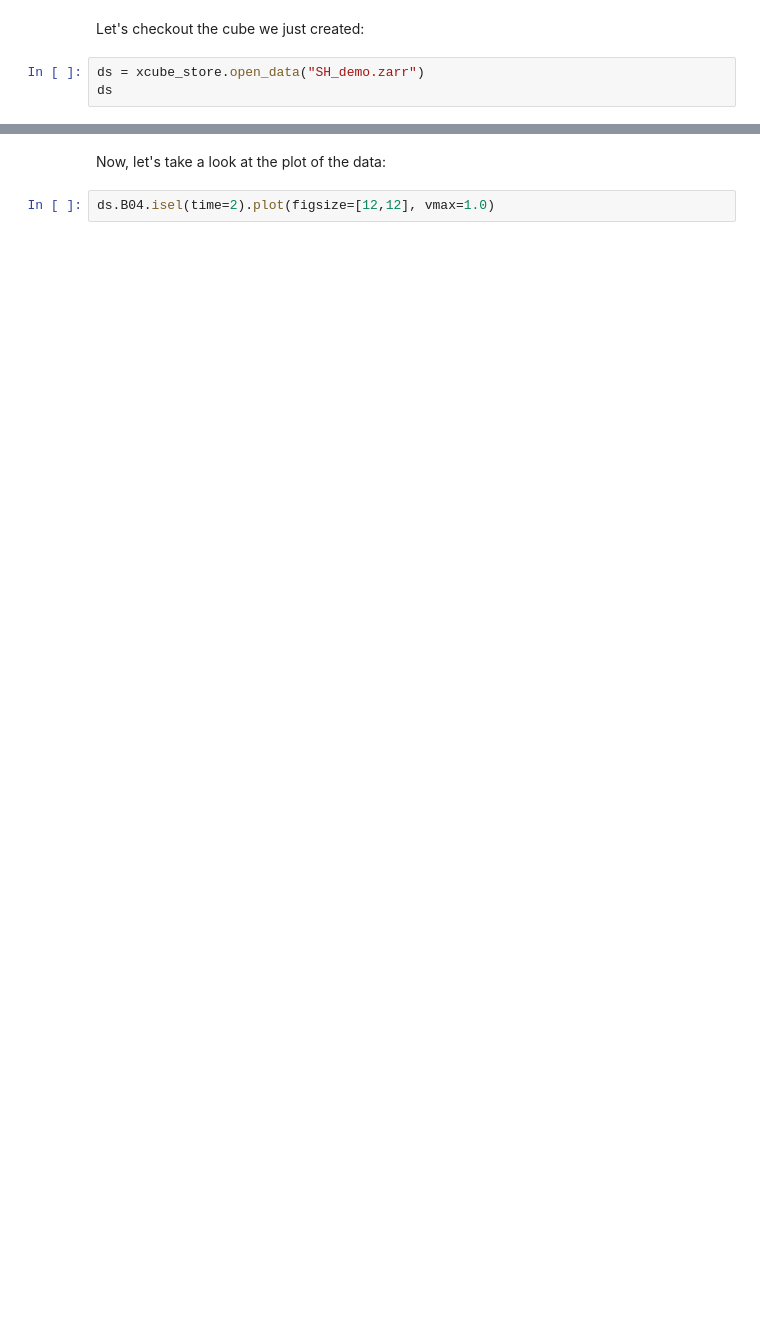
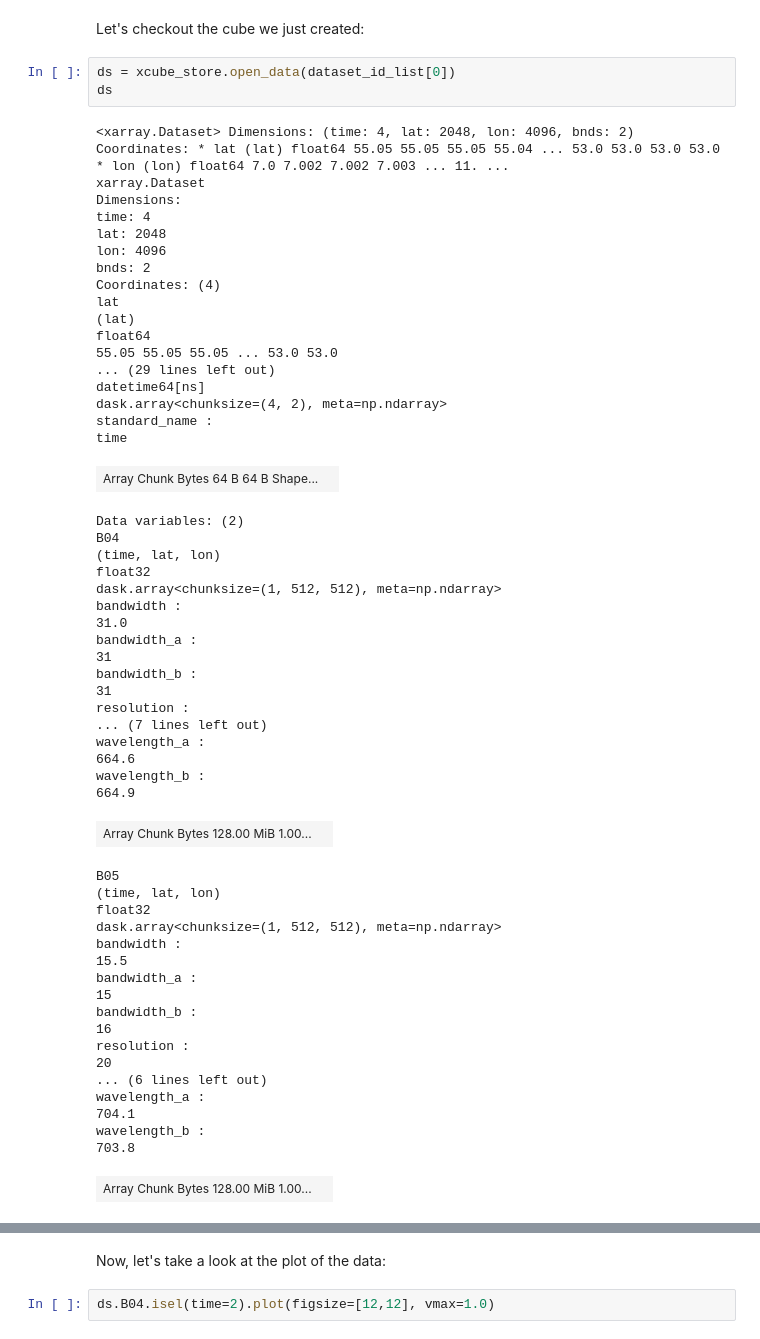
Before and after one commit to Earthi-github/Vantage-Examples, a Jupyter notebook: EDC_xcube_generator_service_tutorial.ipynb, the cells around one changed output, grey strips where cells are left out. Saved outputs shown, nothing was run; the diff lists cells and outputs as text; blank space fills up the shorter version.

```diff
--- a/EDC_xcube_generator_service_tutorial.ipynb
+++ b/EDC_xcube_generator_service_tutorial.ipynb
@@ -173,5 +193,60 @@ dataset_id_list
 # %% [markdown]
 Let's checkout the cube we just created:
 # %%
-ds = xcube_store.open_data("SH_demo.zarr")
+ds = xcube_store.open_data(dataset_id_list[0])
 ds
+# %% [output]
+<xarray.Dataset> Dimensions: (time: 4, lat: 2048, lon: 4096, bnds: 2) Coordinates: * lat (lat) float64 55.05 55.05 55.05 55.04 ... 53.0 53.0 53.0 53.0 * lon (lon) float64 7.0 7.002 7.002 7.003 ... 11. ...
+xarray.Dataset
+Dimensions:
+time: 4
+lat: 2048
+lon: 4096
+bnds: 2
+Coordinates: (4)
+lat
+(lat)
+float64
+55.05 55.05 55.05 ... 53.0 53.0
+... (29 lines left out)
+datetime64[ns]
+dask.array<chunksize=(4, 2), meta=np.ndarray>
+standard_name :
+time
+| Array Chunk Bytes 64 B 64 B Shape... |  |
+Data variables: (2)
+B04
+(time, lat, lon)
+float32
+dask.array<chunksize=(1, 512, 512), meta=np.ndarray>
+bandwidth :
+31.0
+bandwidth_a :
+31
+bandwidth_b :
+31
+resolution :
+... (7 lines left out)
+wavelength_a :
+664.6
+wavelength_b :
+664.9
+| Array Chunk Bytes 128.00 MiB 1.00... |  |
+B05
+(time, lat, lon)
+float32
+dask.array<chunksize=(1, 512, 512), meta=np.ndarray>
+bandwidth :
+15.5
+bandwidth_a :
+15
+bandwidth_b :
+16
+resolution :
+20
+... (6 lines left out)
+wavelength_a :
+704.1
+wavelength_b :
+703.8
+| Array Chunk Bytes 128.00 MiB 1.00... |  |
```
Also changed, not shown: parts of 11 cells of this notebook.
